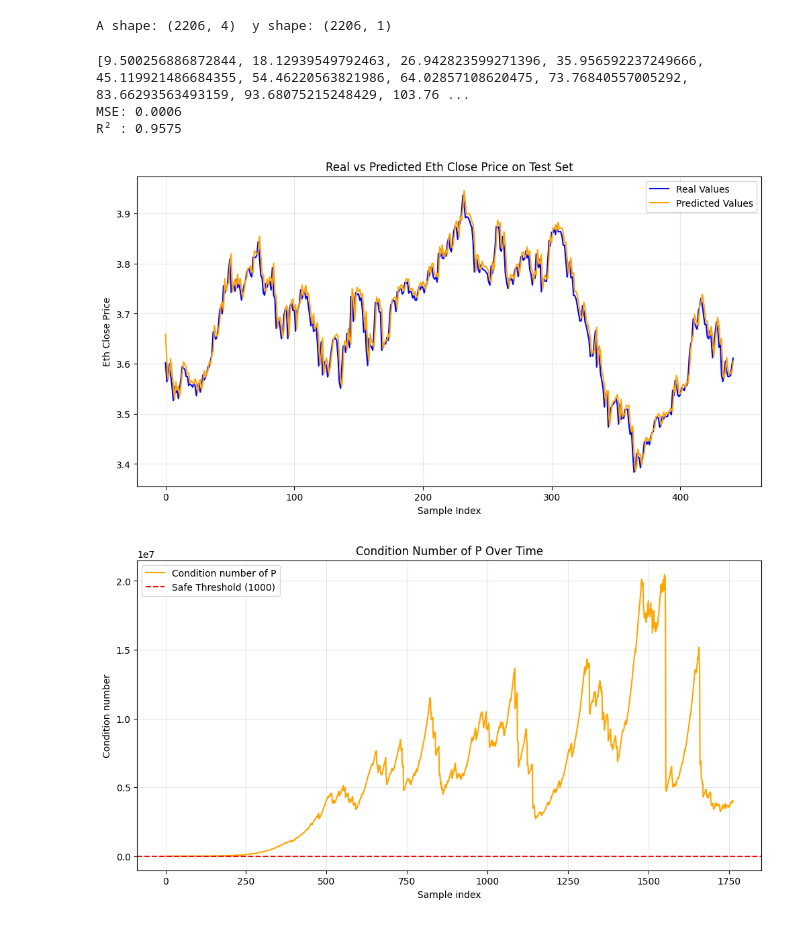
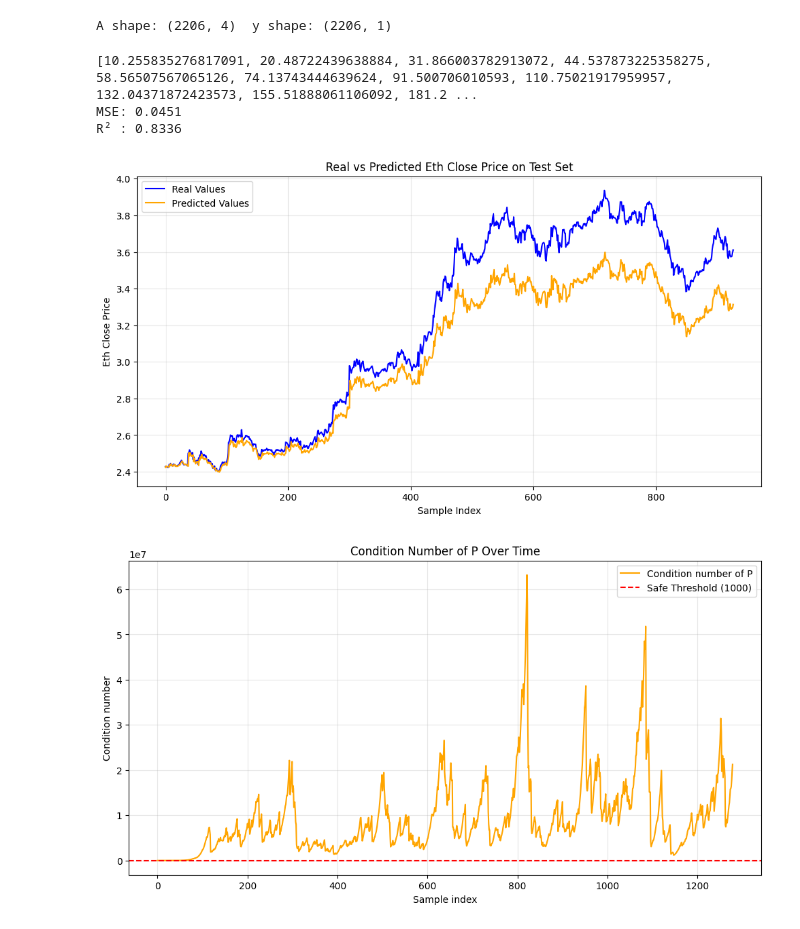
Before and after one commit to mchen920329/Paper, a Jupyter notebook: Paper_hourly.ipynb, the cells around one changed output. Drawn from its saved outputs; the diff is of its cells as text; code cells hidden in the pictures.

```diff
--- a/Paper_hourly.ipynb
+++ b/Paper_hourly.ipynb
@@ -105,12 +105,12 @@ A shape: (2206, 4)  y shape: (2206, 1)
 
 # ---- 1) 切分 80% / 20% ----
 n = A.shape[0]
-split_idx = int(n * 0.8)
+split_idx = int(n * 0.58)
 A_train, A_test = A[:split_idx], A[split_idx:]
 y_train, y_test = y[:split_idx], y[split_idx:]
 
 # ---- 2) 初始化参数 ----
-beta = 0.98
+beta = 0.9
 P = np.identity(A.shape[1])
 theta = np.zeros((A.shape[1], 1))
 cond_P = []
@@ -140,35 +140,35 @@ print(f"R² : {r2:.4f}")
 # Plot real vs predicted values
 import matplotlib.pyplot as plt
 plt.figure(figsize=(12, 6))
 plt.plot(y_test, label='Real Values', color='blue')
 plt.plot(y_pred_test, label='Predicted Values', color='orange')
 plt.xlabel('Sample Index')
 plt.ylabel('Eth Close Price')
 plt.title('Real vs Predicted Eth Close Price on Test Set')
 plt.legend()
 plt.grid(True, alpha=0.3)
 plt.show()
 
 
 # plot condition number
 plt.figure(figsize=(12, 6))
 plt.plot(cond_P, label="Condition number of P", color='orange')
 plt.xlabel("Sample index")
 plt.ylabel("Condition number")
 plt.axhline(y=1000, color='red', linestyle='--', label='Safe Threshold (1000)')
 plt.legend()
 plt.title("Condition Number of P Over Time")
 plt.grid(True, alpha=0.3)
 plt.show()
 
 # show first point the condition number exceeds 1000
 exceed_idx = np.where(np.array(cond_P) > 1000)[0][0]
 print(f"First point where condition number exceeds 1000: Index {exceed_idx}, Condition Number {cond_P[exceed_idx]:.2f}")
 # index 59 for which datetime
 print(f"Datetime of first exceed: {btc['Datetime'].iloc[split_idx + exceed_idx]}")
 # %% [output]
-[9.500256886872844, 18.12939549792463, 26.942823599271396, 35.956592237249666, 45.119921486684355, 54.46220563821986, 64.02857108620475, 73.76840557005292, 83.66293563493159, 93.68075215248429, 103.76 ...
-MSE: 0.0006
-R² : 0.9575
+[10.255835276817091, 20.48722439638884, 31.866003782913072, 44.537873225358275, 58.56507567065126, 74.13743444639624, 91.500706010593, 110.75021917959957, 132.04371872423573, 155.51888061106092, 181.2 ...
+MSE: 0.0451
+R² : 0.8336
-[figure, old version]
+[figure, new version]
-[figure, old version]
+[figure, new version]
```
Also changed, not shown: parts of 2 cells of this notebook, 1 other file.
